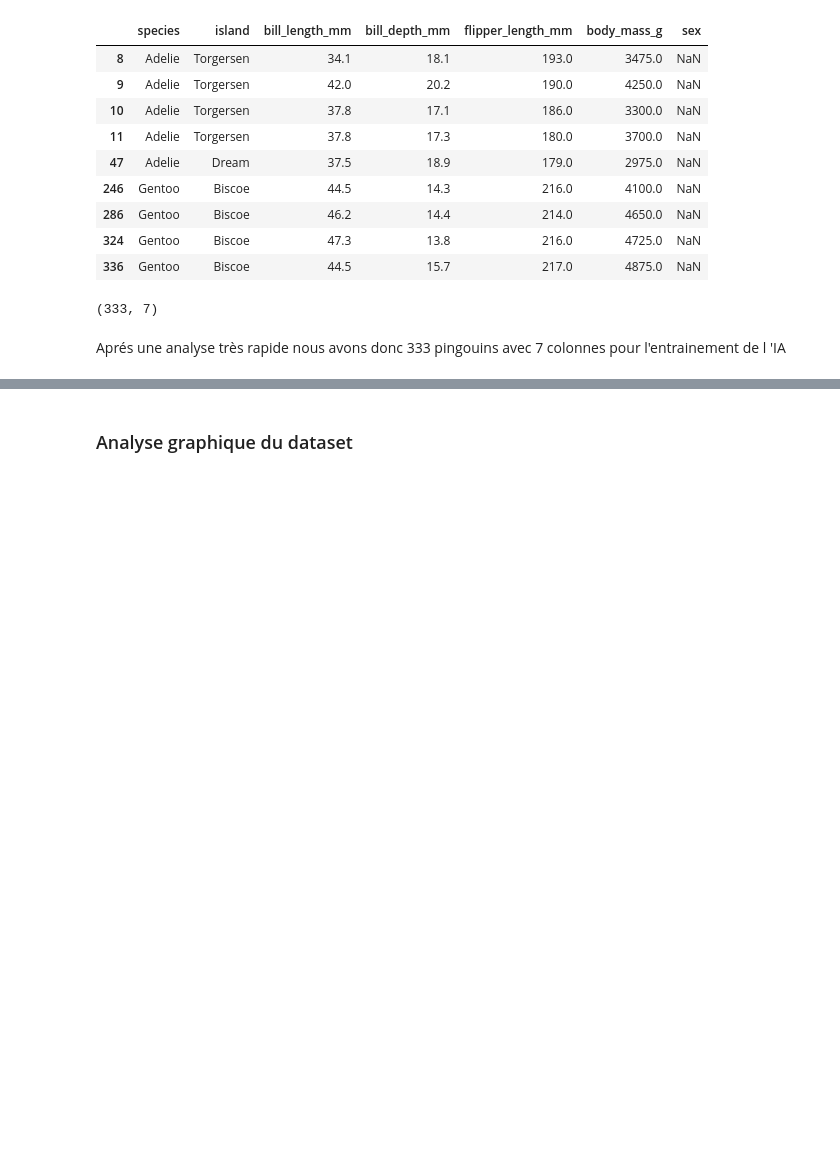
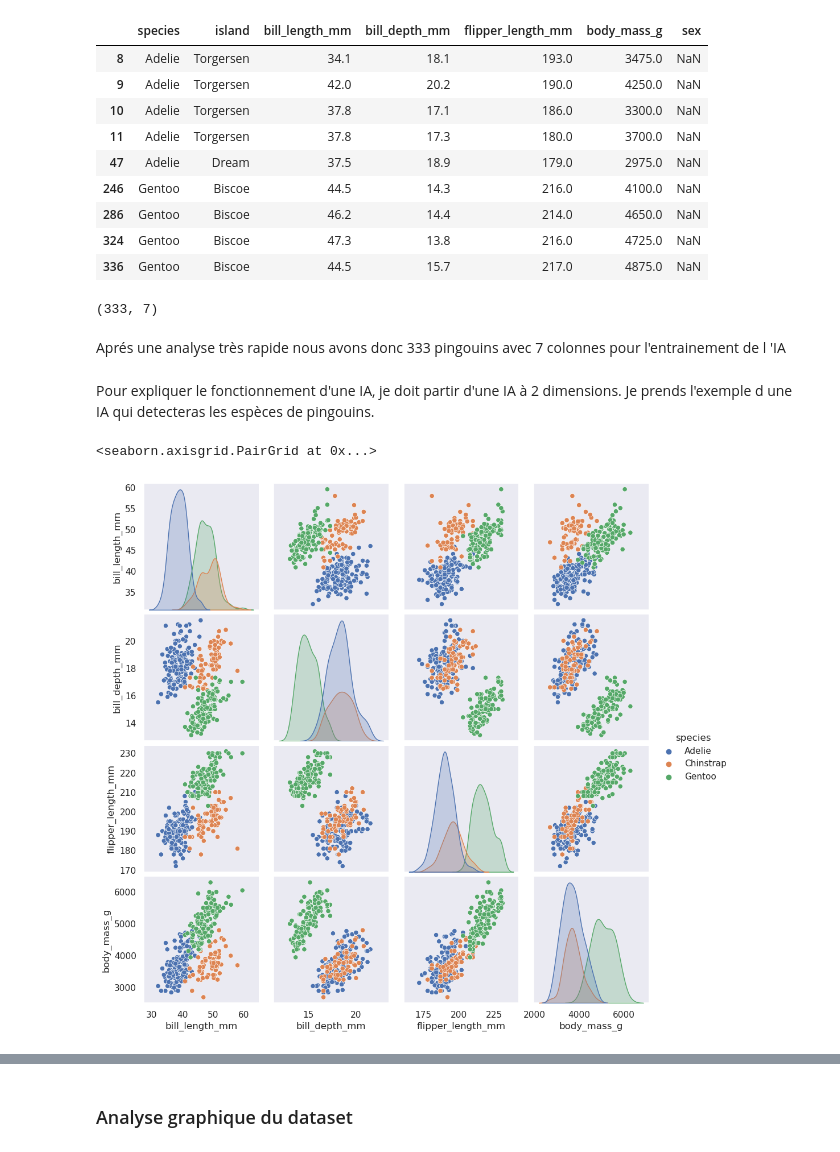
Before and after one commit to barrmath/web_pingouin, a Jupyter notebook: Passion_Pingouins.ipynb, the cells around one changed output, grey strips where cells are left out. Drawn from its saved outputs; the diff is of its cells as text; code cells hidden in the pictures; blank space fills up the shorter version.

Commit message:
modification notebook pour ajouter des images en plus

```diff
--- a/Passion_Pingouins.ipynb
+++ b/Passion_Pingouins.ipynb
@@ -135,3 +135,10 @@ data.shape
 (333, 7)
 # %% [markdown]
 Aprés une analyse très rapide nous avons donc 333 pingouins avec 7 colonnes pour l'entrainement de l 'IA
+# %% [markdown]
+Pour expliquer le fonctionnement d'une IA, je doit partir d'une IA à 2 dimensions. Je prends l'exemple d une IA qui detecteras les espèces de pingouins.
+# %%
+sns.pairplot(data,hue='species')
+# %% [output]
+<seaborn.axisgrid.PairGrid at 0x...>
+[figure, added]
```
Also changed, not shown: parts of 20 cells of this notebook, 17 other files.
